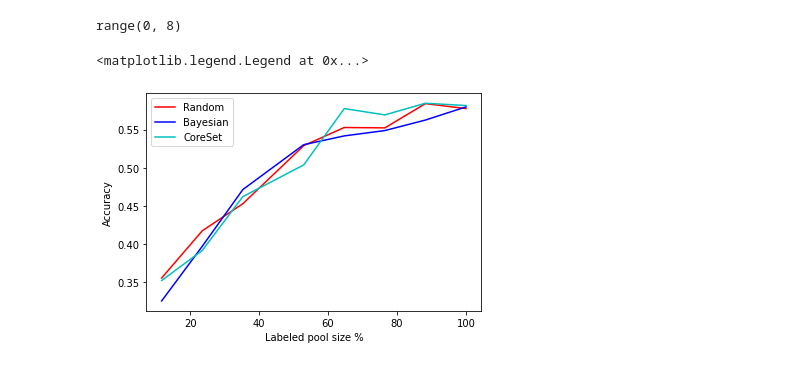
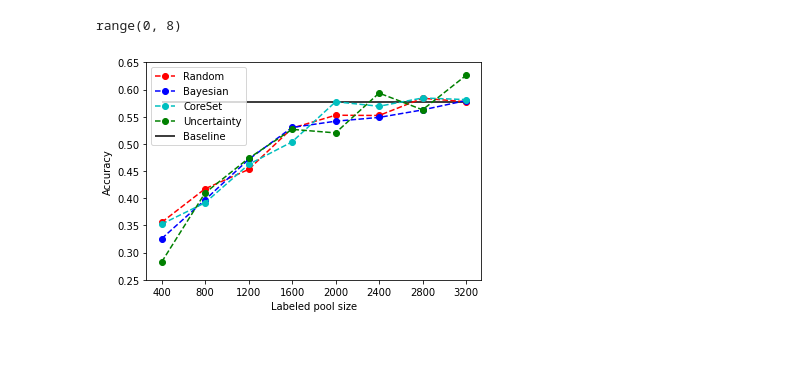
Before and after one commit to VictorRocheleau/DiscriminativeActiveLearning, a Jupyter notebook: Results-Iciar.ipynb, the cells around one changed output. Cells and saved outputs as stored; diff of their text form; code cells hidden in the pictures.

Commit message:
Results

```diff
--- a/Results-Iciar.ipynb
+++ b/Results-Iciar.ipynb
@@ -83,16 +88,25 @@ range(random_mean.shape[0])
 range(0, 8)
 # %%
 # labels_list = (np.asarray([1000, 2000, 3000, 4000, 5000, 6000, 7000])/7000)*100
-labels_list = (np.asarray([400, 800, 1200, 1800, 2200, 2600, 3000, 3400])/3400)*100
+# labels_list = (np.asarray([400, 800, 1200, 1800, 2200, 2600, 3000, 3400]))
+labels_list = np.asarray(range(1, 9))*400
 # %%
 plt.figure()
-plt.plot(labels_list, random_mean, 'r', label= 'Random')
-plt.plot(labels_list, bayesian_mean, 'b', label='Bayesian')
-plt.plot(labels_list, coreset_mean, 'c', label='CoreSet')
-# plt.plot(labels_list, unceratinty_mean, 'g', label='Uncertainty')
+plt.plot(labels_list, random_mean, '--ro', label= 'Random')
+plt.plot(labels_list, bayesian_mean, '--bo', label='Bayesian')
+plt.plot(labels_list, coreset_mean, '--co', label='CoreSet')
+plt.plot(labels_list, unceratinty_mean, '--go', label='Uncertainty')
+
+plt.hlines(random_mean[-1], labels_list[0], labels_list[-1], label='Baseline')
+
+plt.xticks(labels_list)
+
+plt.ylim(0.25, 0.65)
+
+# plt.title('BACH ICIAR accuracy by labeled pool size')
 plt.ylabel('Accuracy')
-plt.xlabel('Labeled pool size %')
+plt.xlabel('Labeled pool size')
 plt.legend()
+plt.savefig('results_iciar_400.png', transparent=True, quality=100)
 # %% [output]
-<matplotlib.legend.Legend at 0x...>
-[figure, old version]
+[figure, new version]
```
Also changed, not shown: parts of 2 cells of this notebook, 21 other files.
